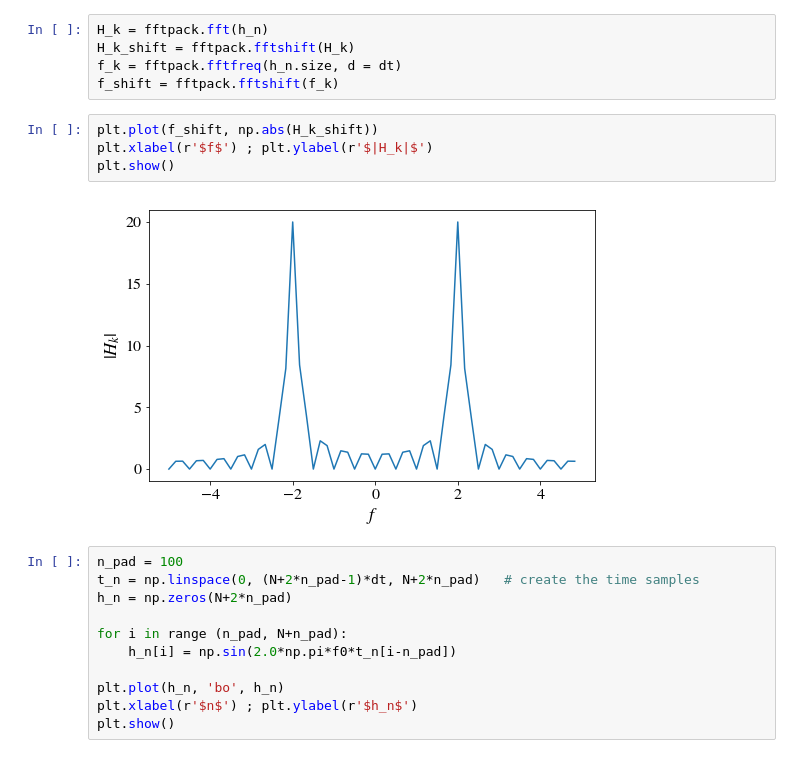
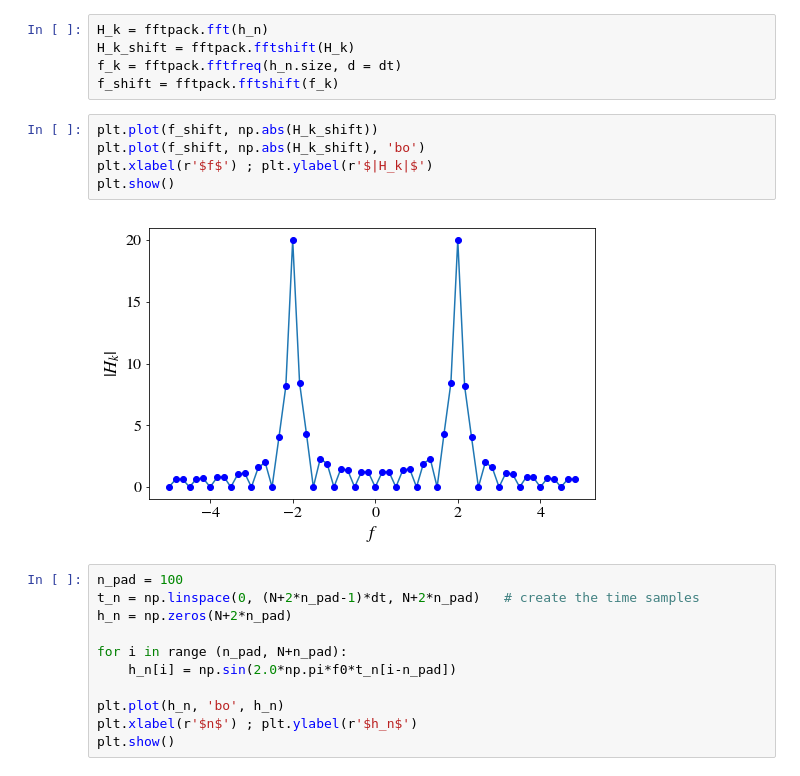
Before and after one commit to niksterg/pyFourier, a Jupyter notebook: DFT.ipynb, the cells around one changed output. Saved outputs shown, nothing was run; the diff lists cells and outputs as text.

```diff
--- a/DFT.ipynb
+++ b/DFT.ipynb
@@ -215,10 +256,11 @@ f_k = fftpack.fftfreq(h_n.size, d = dt)
 f_shift = fftpack.fftshift(f_k)
 # %%
 plt.plot(f_shift, np.abs(H_k_shift))
+plt.plot(f_shift, np.abs(H_k_shift), 'bo')
 plt.xlabel(r'$f$') ; plt.ylabel(r'$|H_k|$')
 plt.show()
 # %% [output]
-[figure, old version]
+[figure, new version]
 # %%
 n_pad = 100
 t_n = np.linspace(0, (N+2*n_pad-1)*dt, N+2*n_pad)   # create the time samples
```
Also changed, not shown: parts of 35 cells of this notebook.
